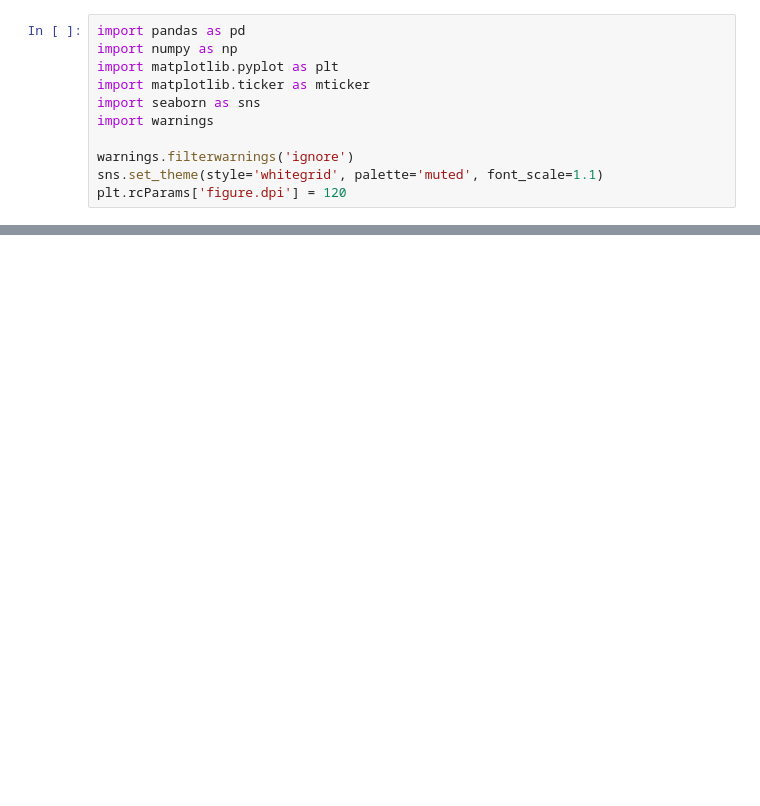
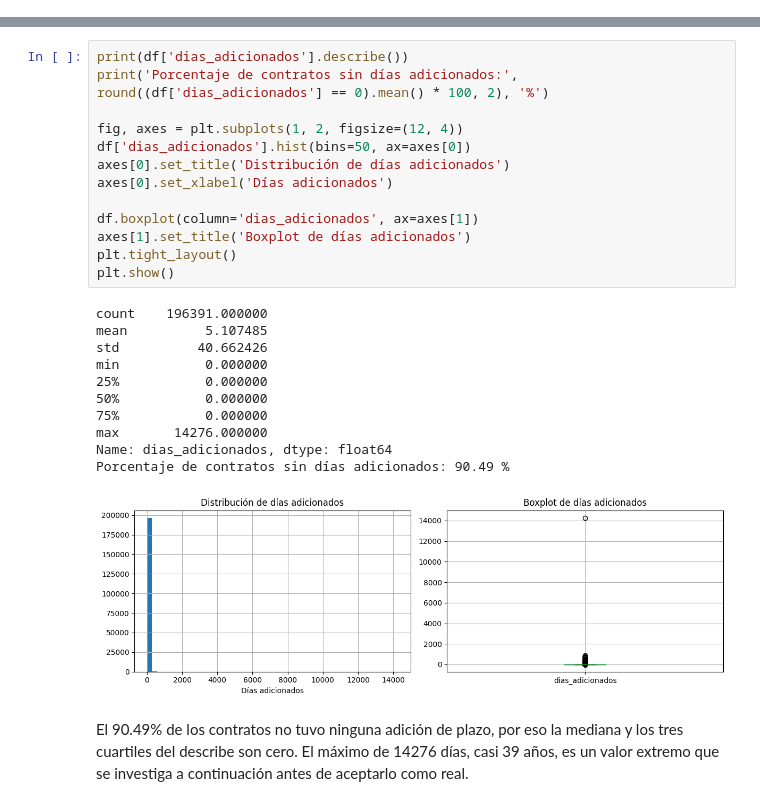
Before and after one commit to linamu24/CienciaDatosTaller1, a Jupyter notebook: notebooks/01_entendimiento_inicial.ipynb, the cells around one changed output, grey strips where cells are left out. Saved outputs shown, nothing was run; the diff lists cells and outputs as text; blank space fills up the shorter version.

```diff
--- a/notebooks/01_entendimiento_inicial.ipynb
+++ b/notebooks/01_entendimiento_inicial.ipynb
@@ -13,11 +0,0 @@ Este notebook cubre:
-# %%
-import pandas as pd
-import numpy as np
-import matplotlib.pyplot as plt
-import matplotlib.ticker as mticker
-import seaborn as sns
-import warnings
-
-warnings.filterwarnings('ignore')
-sns.set_theme(style='whitegrid', palette='muted', font_scale=1.1)
-plt.rcParams['figure.dpi'] = 120
@@ -608,0 +181,29 @@ El dataset cubre 2019–2025. Se recomienda trabajar con **2020–2024** como pe
+# %%
+print(df['dias_adicionados'].describe())
+print('Porcentaje de contratos sin días adicionados:', round((df['dias_adicionados'] == 0).mean() * 100, 2), '%')
+
+fig, axes = plt.subplots(1, 2, figsize=(12, 4))
+df['dias_adicionados'].hist(bins=50, ax=axes[0])
+axes[0].set_title('Distribución de días adicionados')
+axes[0].set_xlabel('Días adicionados')
+
+df.boxplot(column='dias_adicionados', ax=axes[1])
+axes[1].set_title('Boxplot de días adicionados')
+plt.tight_layout()
+plt.show()
+# %% [output]
+count    196391.000000
+mean          5.107485
+std          40.662426
+min           0.000000
+25%           0.000000
+50%           0.000000
+75%           0.000000
+max       14276.000000
+Name: dias_adicionados, dtype: float64
+Porcentaje de contratos sin días adicionados: 90.49 %
+[figure, added]
+# %% [markdown]
+El 90.49% de los contratos no tuvo ninguna adición de plazo, por eso la mediana y los
+tres cuartiles del describe son cero. El máximo de 14276 días, casi 39 años, es un
+valor extremo que se investiga a continuación antes de aceptarlo como real.
```
Also changed, not shown: parts of 99 cells of this notebook, 4 other files.
